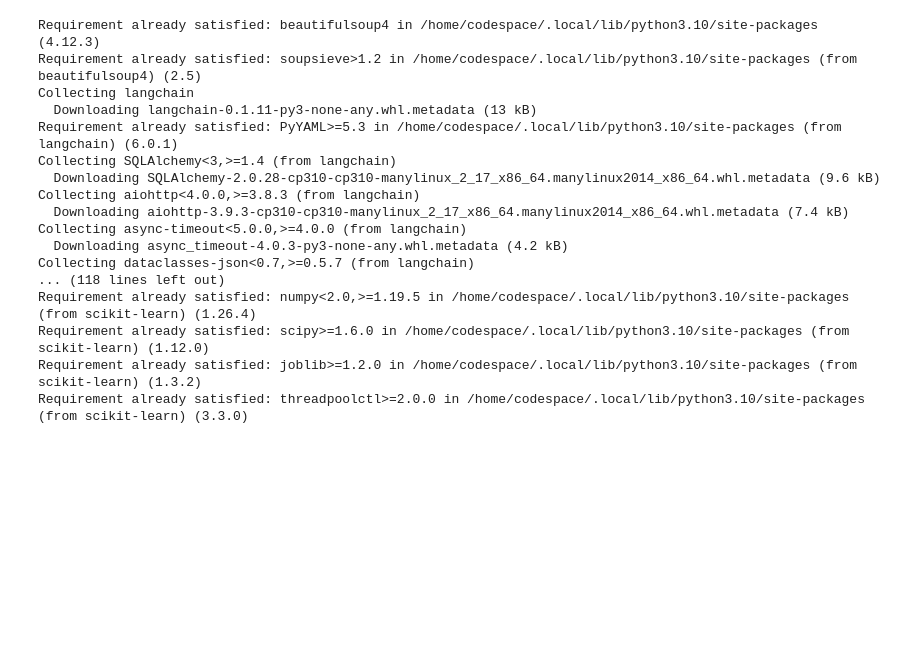
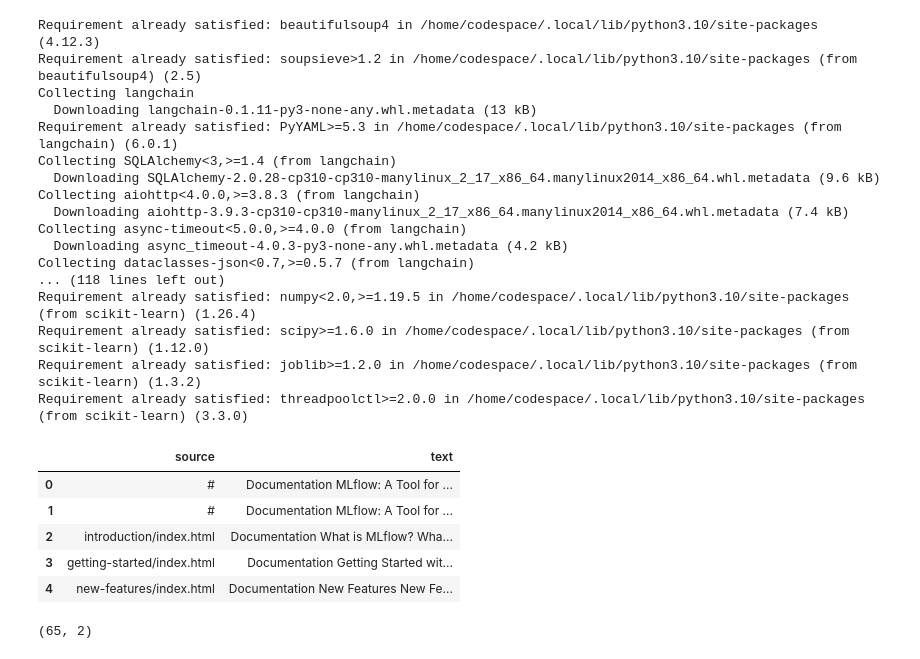
Before and after one commit to anujkum25/question_extractor, a Jupyter notebook: RAG_On_MLFOW.ipynb, the cells around one changed output. Drawn from its saved outputs; the diff is of its cells as text; code cells hidden in the pictures; blank space fills up the shorter version.

```diff
--- a/RAG_On_MLFOW.ipynb
+++ b/RAG_On_MLFOW.ipynb
@@ -167,6 +167,19 @@ for a_link in soup.find_all("a"):
         )
 
 df = pd.DataFrame(data, columns=["source", "text"])
+# %%
+df.head()
+# %% [output]
+|  | source | text |
+| 0 | # | Documentation MLflow: A Tool for ... |
+| 1 | # | Documentation MLflow: A Tool for ... |
+| 2 | introduction/index.html | Documentation What is MLflow? Wha... |
+| 3 | getting-started/index.html | Documentation Getting Started wit... |
+| 4 | new-features/index.html | Documentation New Features New Fe... |
+# %%
+df.shape
+# %% [output]
+(65, 2)
 # %%
 df.to_csv(SCRAPPED_DATA_PATH, index=False)
 df = pd.read_csv(SCRAPPED_DATA_PATH)
```
Also changed, not shown: parts of 5 cells of this notebook, 1 other file.
